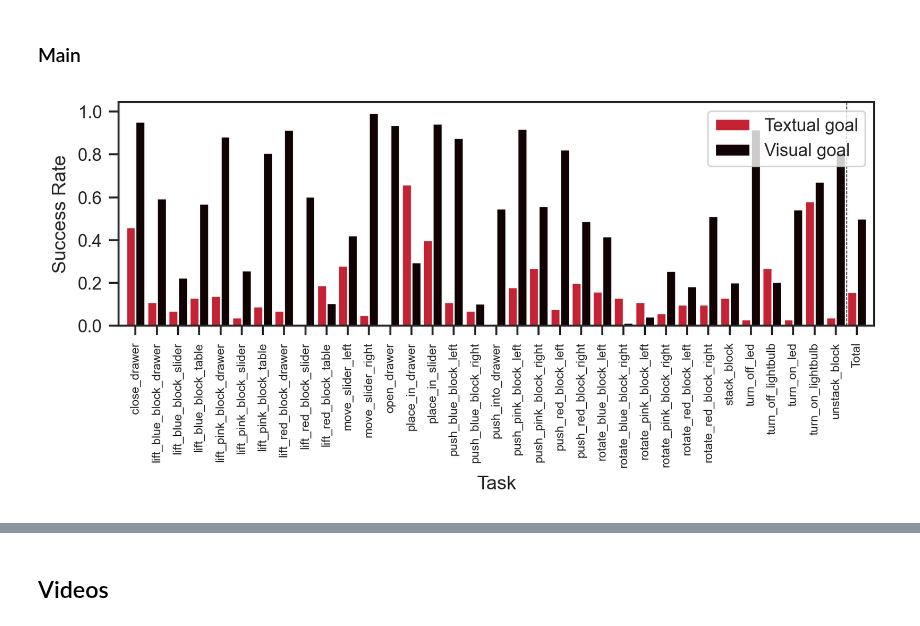
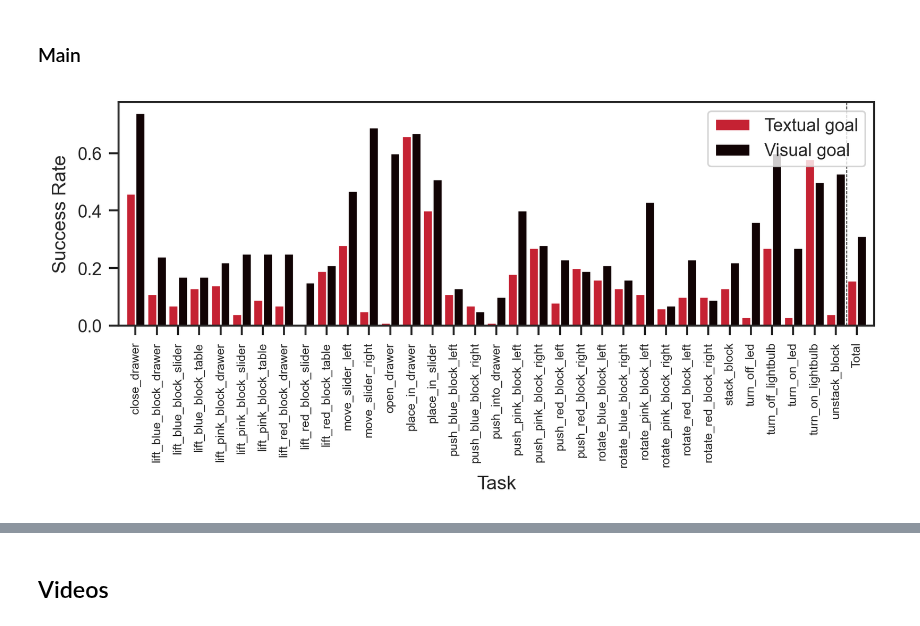
Before and after one commit to thesofakillers/nlgoals, a Jupyter notebook: notebooks/gcbc-calvin-eval-results.ipynb, the cells around one changed output, grey strips where cells are left out. Saved outputs shown, nothing was run; the diff lists cells and outputs as text; code cells hidden in the pictures.

Commit message:
run ntoebook on both textual and visual eval results

```diff
--- a/notebooks/gcbc-calvin-eval-results.ipynb
+++ b/notebooks/gcbc-calvin-eval-results.ipynb
@@ -65,44 +65,37 @@ textual_sr = [results_dict["textual"]["success_rates"][task] for task in tasks]
 textual_total_sr = results_dict["textual"]["total_sr"]
 
 visual_sr = [results_dict["visual"]["success_rates"][task] for task in tasks]
-visual_total_sr = results_dict["textual"]["total_sr"]
-# visual_sr = np.random.uniform(size=n_tasks)
-# visual_total_sr = 0.5
-# results_dict["visual"]["success_rates"] = {}
-# for i, task in enumerate(tasks):
-#     results_dict["visual"]["success_rates"][task] = visual_sr[i]
-# results_dict["visual"]["total_sr"] = visual_total_sr
-
+visual_total_sr = results_dict["visual"]["total_sr"]
 
 ax.bar(
     x=ind[:-1], height=textual_sr, width=width, color="#C52233", label="Textual goal"
 )
 ax.bar(
     x=ind[:-1] + width,
     height=visual_sr,
     width=width,
     color="#110304",
     label="Visual goal",
 )
 
 ax.bar(x=ind[-1], height=textual_total_sr, width=width, color='#C52233')
 ax.bar(x=ind[-1] + width, height=visual_total_sr, width=width, color='#110304')
 
 ax.axvline(x=len(tasks) - 0.25, color="black", linestyle="dashed", linewidth=0.4)
 
 ax.set_xticks(ind + width / 2, tasks + ['Total'])
 ax.set_xticklabels(ax.get_xticklabels(), rotation=90, fontsize=6)
 
 ax.set_ylabel("Success Rate")
 ax.set_xlabel("Task")
 
 ax.margins(x=0.01)
-ax.legend()
+ax.legend(loc='upper right')
 
 f.set_tight_layout(True)
 plt.show()
 # %% [output]
-[figure, old version]
+[figure, new version]
 # %%
 sr_df = pd.DataFrame.from_records(
     [results_dict[mode]["success_rates"] for mode in MODES],
```
Also changed, not shown: parts of 4 cells of this notebook.
